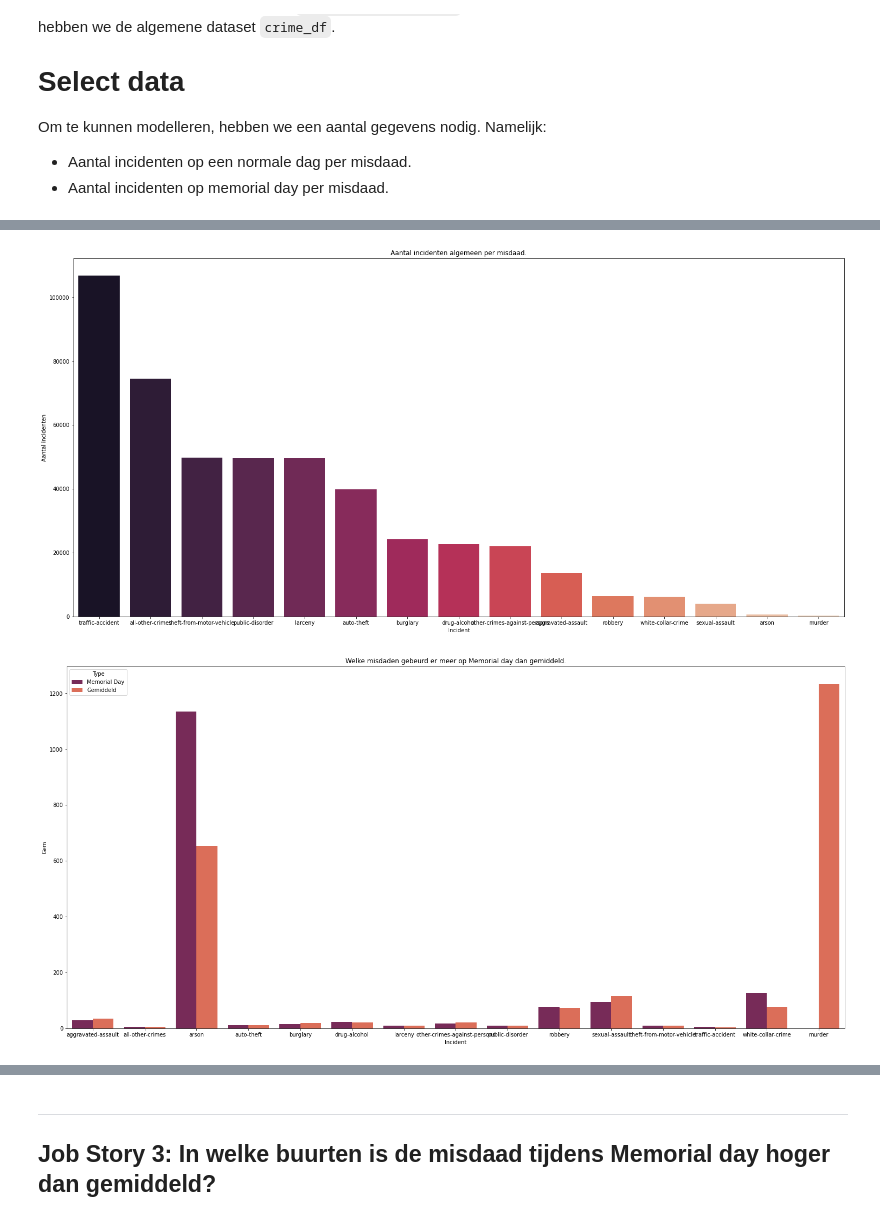
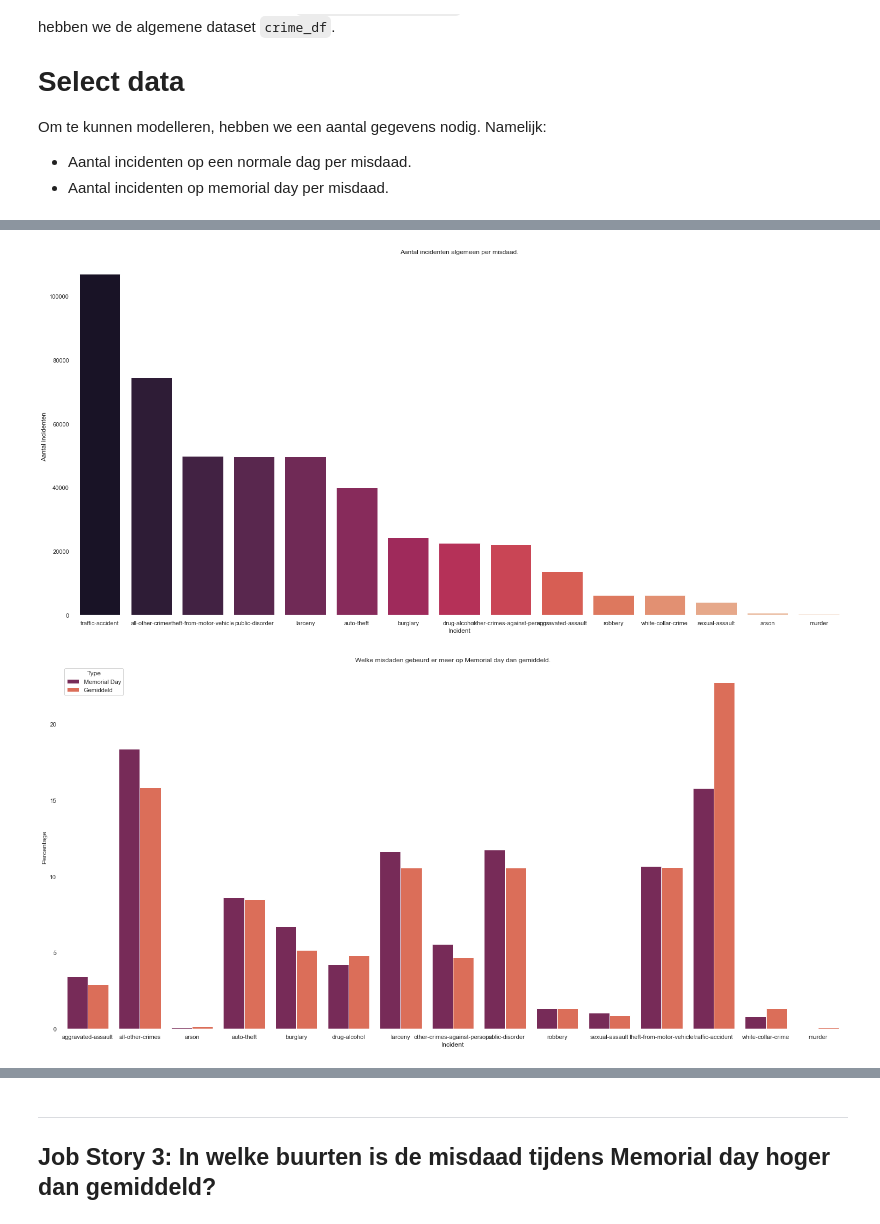
Before and after one commit to KolmschateS/poc-crime, a Jupyter notebook: memorial_day_analytics.ipynb, the cells around one changed output, grey strips where cells are left out. Drawn from its saved outputs; the diff is of its cells as text; code cells hidden in the pictures.

Commit message:
Fixed date problems and changed values to prec.

```diff
--- a/memorial_day_analytics.ipynb
+++ b/memorial_day_analytics.ipynb
@@ -93,12 +93,12 @@ may = 5
 allMemorialDays = ['2017-05-29', '2018-05-28', '2019-05-27', '2020-05-25', '2021-05-24', '2022-05-30']
 
 # Krijg alle eerste maandagen uit september uit de al bewerkte datums
-mask = (dates.weekday == monday) & (dates.month == may) & np.array(dates.map(lambda v : v.strftime('%Y-%m-%d') in allMemorialDays))
-last_mondays = dates[mask]
+#mask = (dates.weekday == monday) & (dates.month == may) & np.array(dates.map(lambda v : v.strftime('%Y-%m-%d') in allMemorialDays))
+#last_mondays = dates[mask]
 
 # Convert mondays to a DataFrame and to dates only
 last_mondays_df = pd.DataFrame()
-last_mondays_df["REPORTED_DATE_NORMALIZED"] = pd.to_datetime(last_mondays)
+last_mondays_df["REPORTED_DATE_NORMALIZED"] = pd.to_datetime(allMemorialDays)
 last_mondays_df["REPORTED_DATE_NORMALIZED"] = pd.to_datetime(last_mondays_df["REPORTED_DATE_NORMALIZED"]).dt.normalize()
 last_mondays_df
 # %% [output]
@@ -234,7 +235,7 @@ Om de geprepareerde data in kaart te brengen is een barplot gebruikt om de jaren
 # %%
 a4_dims = (12.7, 8.27)
 fig, ax = plt.subplots(figsize=a4_dims)
-
+sns.set(rc={'axes.facecolor':'white', 'figure.facecolor':'white'})
 sns.barplot(ax=ax, data=j1_mean_join, x="Jaar", y="Aantal incidenten", hue="Meetstaaf", palette="rocket").set(title='Aantal incidenten op Memorial Day vergeleken met het gemiddelde.')
 plt.legend(bbox_to_anchor=(1.15, 1), loc='upper right', borderaxespad=0)
 plt.show()
@@ -267,7 +268,7 @@ j2_offenses_memorialday["Type"] = "Memorial Day"
 
 a4_dims = (25.7, 12.27)
 fig, ax = plt.subplots(figsize=a4_dims)
-
+sns.set(rc={'axes.facecolor':'white', 'figure.facecolor':'white'})
 sns.barplot(ax=ax, data=j2_offenses_memorialday, x="Incident", y="Aantal incidenten", palette="rocket",
 order=j2_offenses_memorialday.sort_values('Aantal incidenten',ascending = False).Incident).set(title='Aantal incidenten op Memorial Day per misdaad.')
 plt.show()
@@ -281,24 +282,24 @@ j2_offenses_all["Type"] = "Gemiddeld"
 
 a4_dims = (25.7, 12.27)
 fig, ax = plt.subplots(figsize=a4_dims)
-
+sns.set(rc={'axes.facecolor':'white', 'figure.facecolor':'white'})
 sns.barplot(ax=ax, data=j2_offenses_all, x="Incident", y="Aantal incidenten", palette="rocket",
 order=j2_offenses_all.sort_values('Aantal incidenten',ascending = False).Incident).set(title='Aantal incidenten algemeen per misdaad.')
 plt.show()
 # %% [output]
-[figure, old version]
+[figure, new version]
 # %%
 # Hier doe ik een magische formule om te kunnen vergelijken tussen kleine datasets en grote datasets
-j2_offenses_memorialday["Gem"] = j2_offenses_memorialday["Aantal incidenten"].sum() / j2_offenses_memorialday["Aantal incidenten"]
-j2_offenses_all["Gem"] = j2_offenses_all["Aantal incidenten"].sum() / j2_offenses_all["Aantal incidenten"]
+j2_offenses_memorialday["Percentage"] = j2_offenses_memorialday["Aantal incidenten"] / j2_offenses_memorialday["Aantal incidenten"].sum() * 100
+j2_offenses_all["Percentage"] = j2_offenses_all["Aantal incidenten"] / j2_offenses_all["Aantal incidenten"].sum() * 100
 
 # Voeg ze samen :D
 j2_offenses_merged = pd.concat([j2_offenses_memorialday, j2_offenses_all])
 
 a4_dims = (25.7, 12.27)
 fig, ax = plt.subplots(figsize=a4_dims)
-
-sns.barplot(ax=ax, data=j2_offenses_merged, x="Incident", y="Gem", palette="rocket", hue="Type").set(title='Welke misdaden gebeurd er meer op Memorial day dan gemiddeld.')
+sns.set(rc={'axes.facecolor':'white', 'figure.facecolor':'white'})
+sns.barplot(ax=ax, data=j2_offenses_merged, x="Incident", y="Percentage", palette="rocket", hue="Type").set(title='Welke misdaden gebeurd er meer op Memorial day dan gemiddeld.')
 plt.show()
 # %% [output]
-[figure, old version]
+[figure, new version]
```
Also changed, not shown: parts of 7 cells of this notebook.
